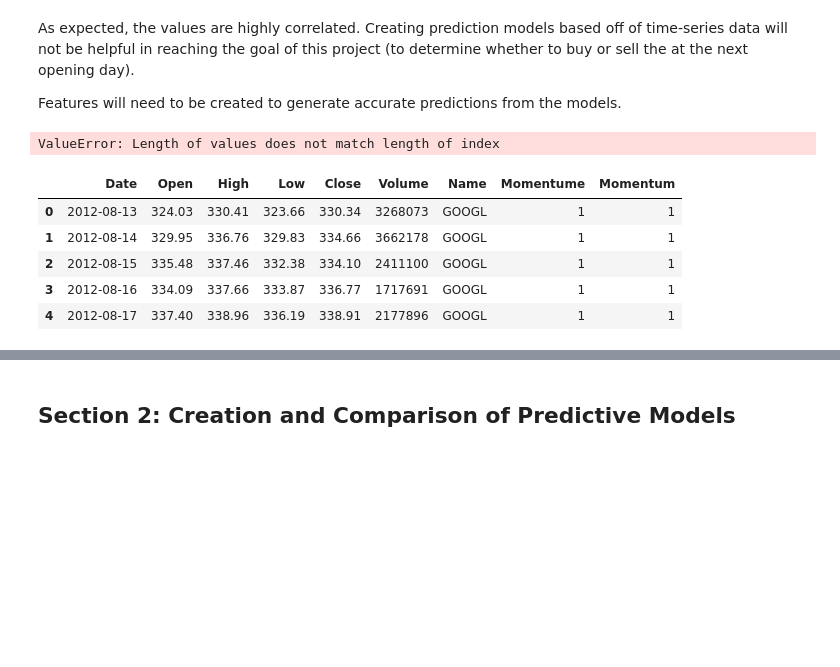
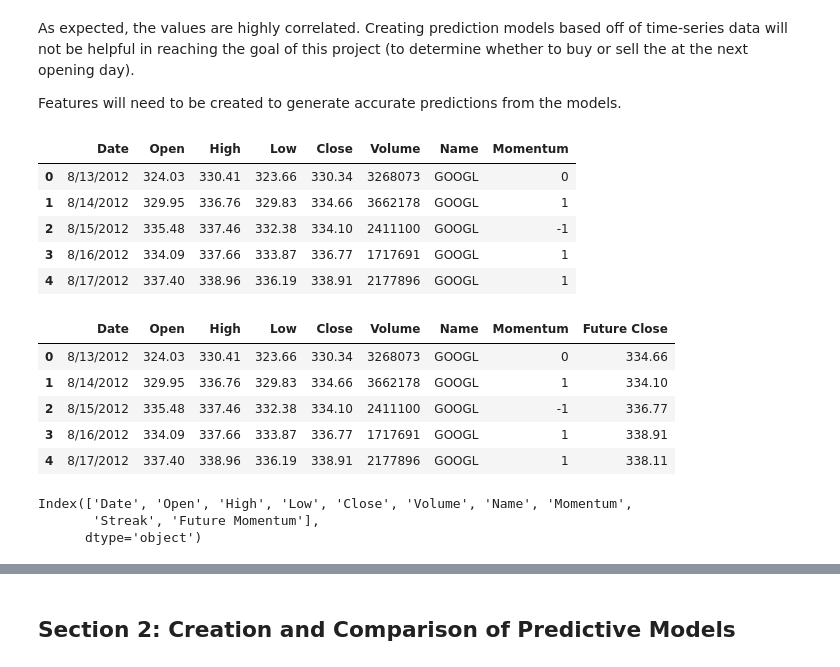
Before and after one commit to makennedy626/Thinkful_Unit_3, a Jupyter notebook: Unit 3 Capstone.ipynb, the cells around one changed output, grey strips where cells are left out. Saved outputs shown, nothing was run; the diff lists cells and outputs as text; code cells hidden in the pictures; blank space fills up the shorter version.

```diff
--- a/Unit 3 Capstone.ipynb
+++ b/Unit 3 Capstone.ipynb
@@ -134,35 +121,45 @@ Volume -0.167269 -0.160287 -0.180591 -0.172294  1.000000
 As expected, the values are highly correlated. Creating prediction models based off of time-series data will not be helpful in reaching the goal of this project (to determine whether to buy or sell the at the next opening day).
 
 Features will need to be created to generate accurate predictions from the models.
-# %%
-# Create a feature for momentum, which will be the number of days in a row
-# that the closing price has increased.
-
-# Add a momentum column to the dataframe
-data['Momentum'] = []
-data.head()
-# %% [output]
-ValueError: Length of values does not match length of index
 # %%
+# The momentum will show how many days in a row the stock has moved up or down.
+
 # Create a list to store the momentum
-momentum = []
-value = 0
+momentum = [0]
+i=1
 # Calculate the momentums and store them in the new column, 'Momentum'
-for i in data['Close']:
-    i = 1
-    if data.Close[i] > data.Close[i-1]:
-        momentum.append(+1)
-        i = i+1
-    elif data.Close[i] < data.Close[i-1]:
-        momentum.append(-1)
-        i = i+1
+for row in data['Close']:
+    if i < len(data):
+        if data.Close[i] > data.Close[i-1]:
+            momentum.append(+1)
+            i = i+1
+        elif data.Close[i] < data.Close[i-1]:
+            momentum.append(-1)
+            i = i+1
 
 data['Momentum'] = momentum
 data.head()
 # %% [output]
-|  | Date | Open | High | Low | Close | Volume | Name | Momentume | Momentum |
-| 0 | 2012-08-13 | 324.03 | 330.41 | 323.66 | 330.34 | 3268073 | GOOGL | 1 | 1 |
-| 1 | 2012-08-14 | 329.95 | 336.76 | 329.83 | 334.66 | 3662178 | GOOGL | 1 | 1 |
-| 2 | 2012-08-15 | 335.48 | 337.46 | 332.38 | 334.10 | 2411100 | GOOGL | 1 | 1 |
-| 3 | 2012-08-16 | 334.09 | 337.66 | 333.87 | 336.77 | 1717691 | GOOGL | 1 | 1 |
-| 4 | 2012-08-17 | 337.40 | 338.96 | 336.19 | 338.91 | 2177896 | GOOGL | 1 | 1 |
+|  | Date | Open | High | Low | Close | Volume | Name | Momentum |
+| 0 | 8/13/2012 | 324.03 | 330.41 | 323.66 | 330.34 | 3268073 | GOOGL | 0 |
+| 1 | 8/14/2012 | 329.95 | 336.76 | 329.83 | 334.66 | 3662178 | GOOGL | 1 |
+| 2 | 8/15/2012 | 335.48 | 337.46 | 332.38 | 334.10 | 2411100 | GOOGL | -1 |
+| 3 | 8/16/2012 | 334.09 | 337.66 | 333.87 | 336.77 | 1717691 | GOOGL | 1 |
+| 4 | 8/17/2012 | 337.40 | 338.96 | 336.19 | 338.91 | 2177896 | GOOGL | 1 |
+# %%
+# Create a 'Future Close' feature that the model will attempt to predict.
+data['Future Close'] = data.Close.shift(-1)
+data.head()
+# %% [output]
+|  | Date | Open | High | Low | Close | Volume | Name | Momentum | Future Close |
+| 0 | 8/13/2012 | 324.03 | 330.41 | 323.66 | 330.34 | 3268073 | GOOGL | 0 | 334.66 |
+| 1 | 8/14/2012 | 329.95 | 336.76 | 329.83 | 334.66 | 3662178 | GOOGL | 1 | 334.10 |
+| 2 | 8/15/2012 | 335.48 | 337.46 | 332.38 | 334.10 | 2411100 | GOOGL | -1 | 336.77 |
+| 3 | 8/16/2012 | 334.09 | 337.66 | 333.87 | 336.77 | 1717691 | GOOGL | 1 | 338.91 |
+| 4 | 8/17/2012 | 337.40 | 338.96 | 336.19 | 338.91 | 2177896 | GOOGL | 1 | 338.11 |
+# %%
+data.columns.drop('Future Close')
+# %% [output]
+Index(['Date', 'Open', 'High', 'Low', 'Close', 'Volume', 'Name', 'Momentum',
+       'Streak', 'Future Momentum'],
+      dtype='object')
```
Also changed, not shown: parts of 15 cells of this notebook.
